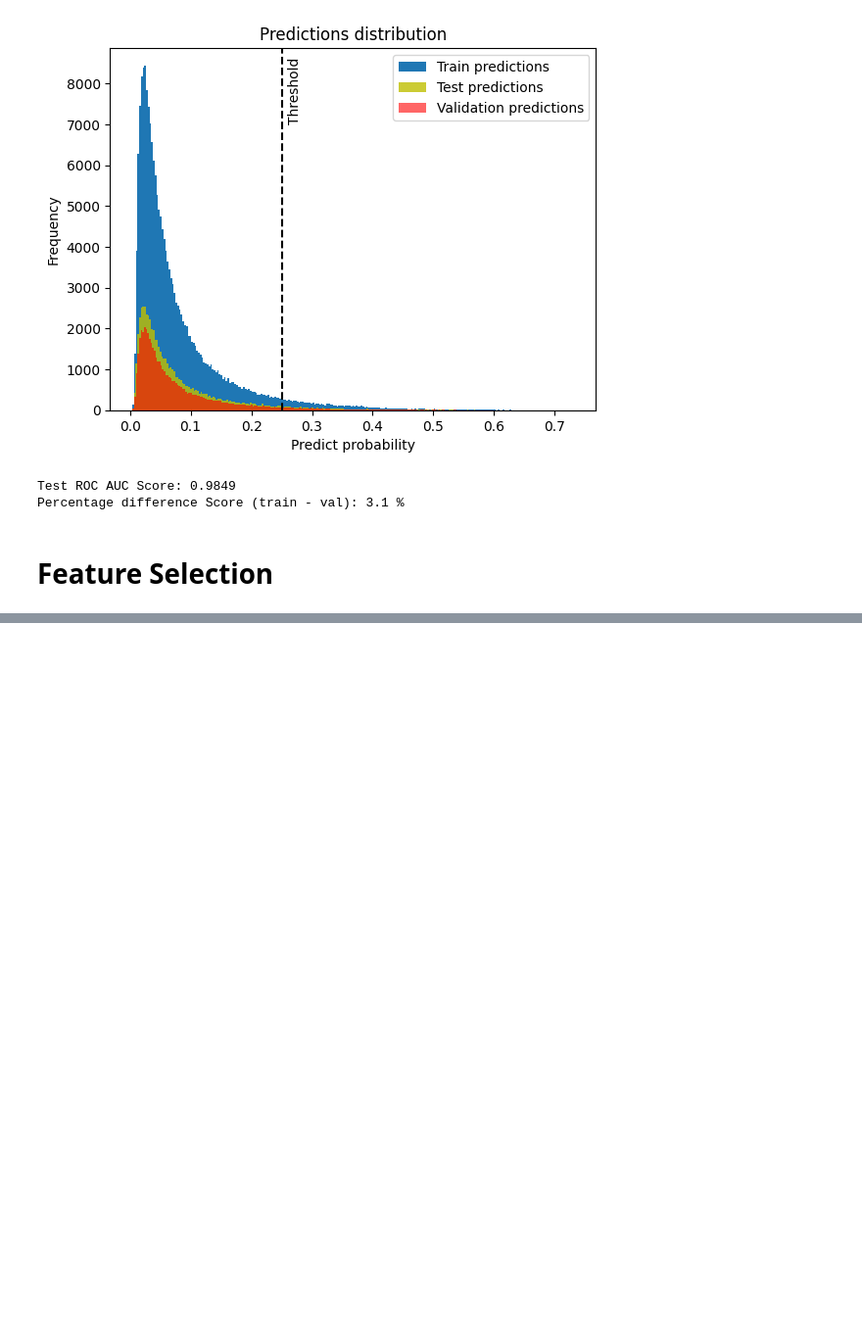
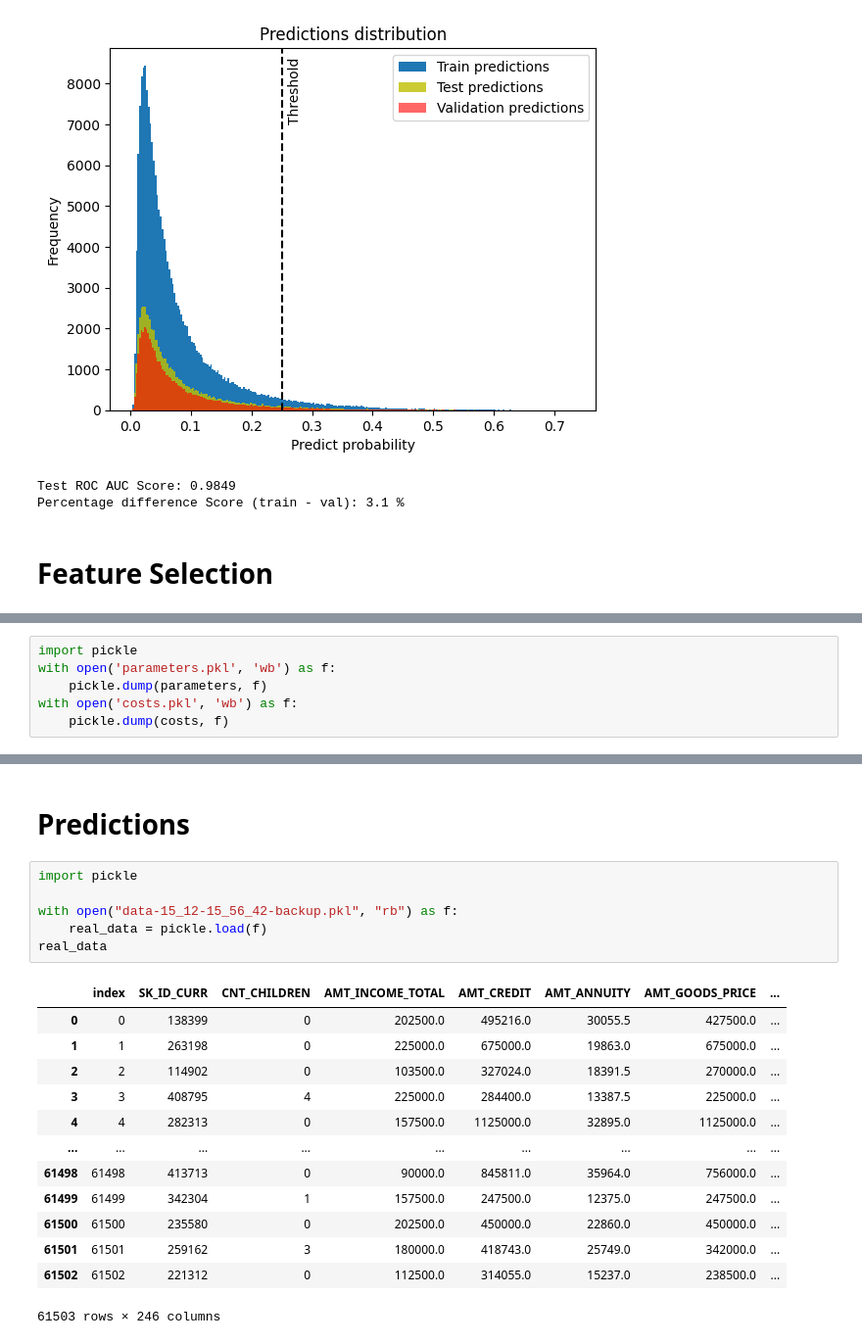
Before and after one commit to jackonedev/pipelines_and_machine_learning, a Jupyter notebook: NN_model.ipynb, the cells around one changed output, grey strips where cells are left out. Shown: that part at 98% size. Drawn from its saved outputs; the diff is of its cells as text; blank space fills up the shorter version.

```diff
--- a/NN_model.ipynb
+++ b/NN_model.ipynb
@@ -477,0 +1068,6 @@ Test ROC AUC Score: 0.9850
+# %%
+import pickle
+with open('parameters.pkl', 'wb') as f:
+    pickle.dump(parameters, f)
+with open('costs.pkl', 'wb') as f:
+    pickle.dump(costs, f)
@@ -477,0 +1159,22 @@ Test ROC AUC Score: 0.9850
+# %% [markdown]
+# Predictions
+# %%
+import pickle
+
+with open("data-15_12-15_56_42-backup.pkl", "rb") as f:
+    real_data = pickle.load(f)
+real_data
+# %% [output]
+|  | index | SK_ID_CURR | CNT_CHILDREN | AMT_INCOME_TOTAL | AMT_CREDIT | AMT_ANNUITY | AMT_GOODS_PRICE | ... |
+| 0 | 0 | 138399 | 0 | 202500.0 | 495216.0 | 30055.5 | 427500.0 | ... |
+| 1 | 1 | 263198 | 0 | 225000.0 | 675000.0 | 19863.0 | 675000.0 | ... |
+| 2 | 2 | 114902 | 0 | 103500.0 | 327024.0 | 18391.5 | 270000.0 | ... |
+| 3 | 3 | 408795 | 4 | 225000.0 | 284400.0 | 13387.5 | 225000.0 | ... |
+| 4 | 4 | 282313 | 0 | 157500.0 | 1125000.0 | 32895.0 | 1125000.0 | ... |
+| ... | ... | ... | ... | ... | ... | ... | ... | ... |
+| 61498 | 61498 | 413713 | 0 | 90000.0 | 845811.0 | 35964.0 | 756000.0 | ... |
+| 61499 | 61499 | 342304 | 1 | 157500.0 | 247500.0 | 12375.0 | 247500.0 | ... |
+| 61500 | 61500 | 235580 | 0 | 202500.0 | 450000.0 | 22860.0 | 450000.0 | ... |
+| 61501 | 61501 | 259162 | 3 | 180000.0 | 418743.0 | 25749.0 | 342000.0 | ... |
+| 61502 | 61502 | 221312 | 0 | 112500.0 | 314055.0 | 15237.0 | 238500.0 | ... |
+61503 rows × 246 columns
```
Also changed, not shown: parts of 31 cells of this notebook.
